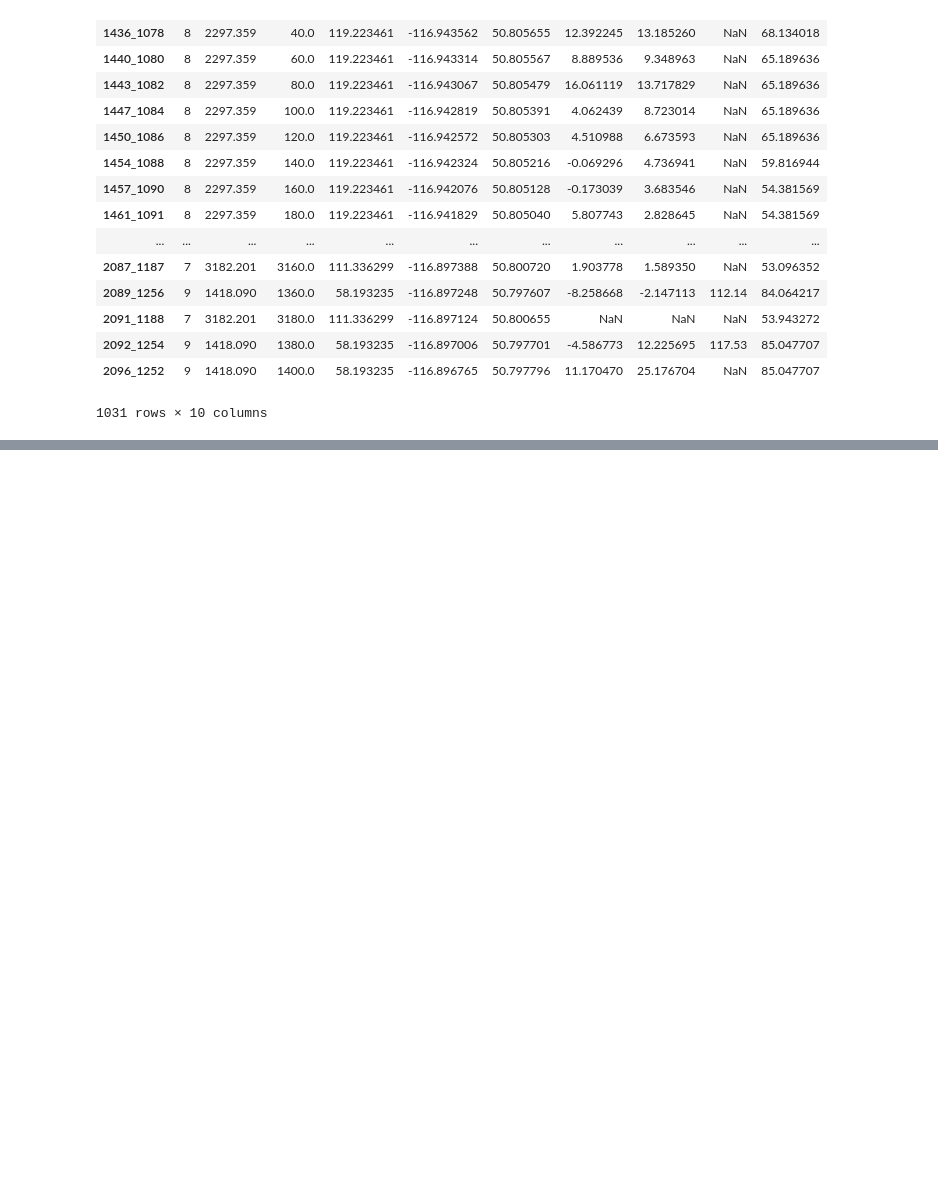
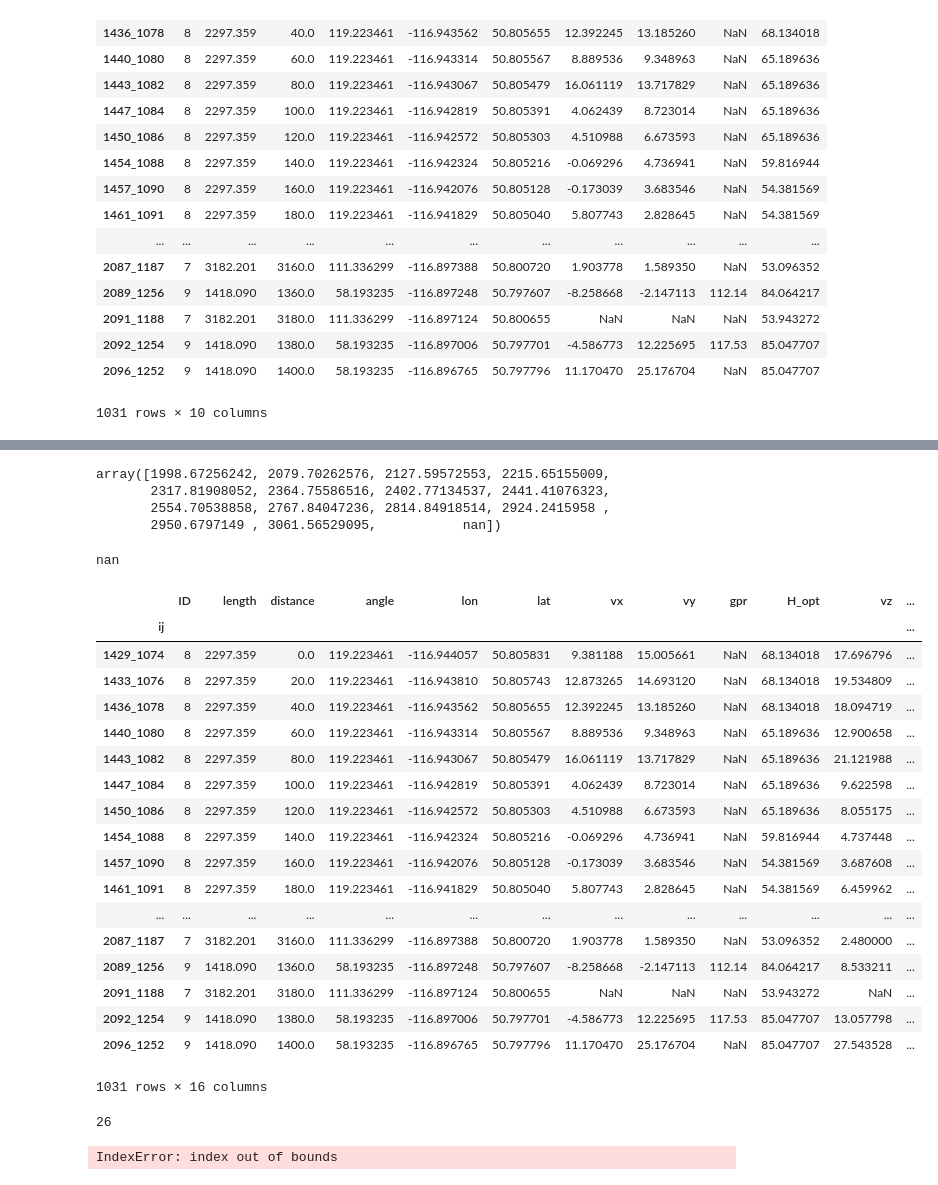
Before and after one commit to bpelto/ice_dynamics, a Jupyter notebook: flux_gate_velocity.ipynb, the cells around one changed output, grey strips where cells are left out. Saved outputs shown, nothing was run; the diff lists cells and outputs as text; code cells hidden in the pictures; blank space fills up the shorter version.

```diff
--- a/flux_gate_velocity.ipynb
+++ b/flux_gate_velocity.ipynb
@@ -322,0 +471,12 @@ SA =
+# %%
+np.array(x_ax_obs)
+# %% [output]
+array([1998.67256242, 2079.70262576, 2127.59572553, 2215.65155009,
+       2317.81908052, 2364.75586516, 2402.77134537, 2441.41076323,
+       2554.70538858, 2767.84047236, 2814.84918514, 2924.2415958 ,
+       2950.6797149 , 3061.56529095,           nan])
+# %%
+slope, intercept, r_value, p_value, std_err = stats.linregress(np.array(x_ax_obs),np.array(y_ax_obs))
+slope
+# %% [output]
+nan
@@ -331,24 +498,54 @@ i
 # %%
 zzz= range(D.Qopt[D.ID==12].count())
 zzz
+# %%
+D
+# %% [output]
+|  | ID | length | distance | angle | lon | lat | vx | vy | gpr | H_opt | vz | ... |
+| ij |  |  |  |  |  |  |  |  |  |  |  | ... |
+| 1429_1074 | 8 | 2297.359 | 0.0 | 119.223461 | -116.944057 | 50.805831 | 9.381188 | 15.005661 | NaN | 68.134018 | 17.696796 | ... |
+| 1433_1076 | 8 | 2297.359 | 20.0 | 119.223461 | -116.943810 | 50.805743 | 12.873265 | 14.693120 | NaN | 68.134018 | 19.534809 | ... |
+| 1436_1078 | 8 | 2297.359 | 40.0 | 119.223461 | -116.943562 | 50.805655 | 12.392245 | 13.185260 | NaN | 68.134018 | 18.094719 | ... |
+| 1440_1080 | 8 | 2297.359 | 60.0 | 119.223461 | -116.943314 | 50.805567 | 8.889536 | 9.348963 | NaN | 65.189636 | 12.900658 | ... |
+| 1443_1082 | 8 | 2297.359 | 80.0 | 119.223461 | -116.943067 | 50.805479 | 16.061119 | 13.717829 | NaN | 65.189636 | 21.121988 | ... |
+| 1447_1084 | 8 | 2297.359 | 100.0 | 119.223461 | -116.942819 | 50.805391 | 4.062439 | 8.723014 | NaN | 65.189636 | 9.622598 | ... |
+| 1450_1086 | 8 | 2297.359 | 120.0 | 119.223461 | -116.942572 | 50.805303 | 4.510988 | 6.673593 | NaN | 65.189636 | 8.055175 | ... |
+| 1454_1088 | 8 | 2297.359 | 140.0 | 119.223461 | -116.942324 | 50.805216 | -0.069296 | 4.736941 | NaN | 59.816944 | 4.737448 | ... |
+| 1457_1090 | 8 | 2297.359 | 160.0 | 119.223461 | -116.942076 | 50.805128 | -0.173039 | 3.683546 | NaN | 54.381569 | 3.687608 | ... |
+| 1461_1091 | 8 | 2297.359 | 180.0 | 119.223461 | -116.941829 | 50.805040 | 5.807743 | 2.828645 | NaN | 54.381569 | 6.459962 | ... |
+| ... | ... | ... | ... | ... | ... | ... | ... | ... | ... | ... | ... | ... |
+| 2087_1187 | 7 | 3182.201 | 3160.0 | 111.336299 | -116.897388 | 50.800720 | 1.903778 | 1.589350 | NaN | 53.096352 | 2.480000 | ... |
+| 2089_1256 | 9 | 1418.090 | 1360.0 | 58.193235 | -116.897248 | 50.797607 | -8.258668 | -2.147113 | 112.14 | 84.064217 | 8.533211 | ... |
+| 2091_1188 | 7 | 3182.201 | 3180.0 | 111.336299 | -116.897124 | 50.800655 | NaN | NaN | NaN | 53.943272 | NaN | ... |
+| 2092_1254 | 9 | 1418.090 | 1380.0 | 58.193235 | -116.897006 | 50.797701 | -4.586773 | 12.225695 | 117.53 | 85.047707 | 13.057798 | ... |
+| 2096_1252 | 9 | 1418.090 | 1400.0 | 58.193235 | -116.896765 | 50.797796 | 11.170470 | 25.176704 | NaN | 85.047707 | 27.543528 | ... |
+1031 rows × 16 columns
+# %%
+bb =
+type(bb)
+bb
+# %% [output]
+26
 # %%
 for n in range(D.ID.nunique()):
 
     for c in range(D.ID[D.ID==n].count()):
         if c==0:
-            A= D.distance[D.ID==n][c] + D.distance[D.ID==n][c+1] * D.H_opt[D.ID==n][c+1]*0.5 #area of triangle
+            D['Agpr']= D.distance[D.ID==n][c] + D.distance[D.ID==n][c+1] * D.H_opt[D.ID==n][c+1]*0.5 #area of triangle
         elif c==1:
-            A= (D.distance[D.ID==n][c+1] - D.distance[D.ID==n][c])/2 * D.H_opt[D.ID==n][c]
-        elif c==(len(range(D.ID[D.ID==n].count())-2): #
-            A= (D.distance[D.ID==n][c] - D.distance[D.ID==n][c+1])/2 * D.H_opt[D.ID==n]
-        elif c==(len(range(D.ID[D.ID==n].count())-1):  #last point in line
-            A= D.distance[D.ID==n][c] + D.distance[D.ID==n][c+1] * D.H_opt[D.ID==n][c-1]*0.5 #area of triangle
+            D['Agpr']= (D.distance[D.ID==n][c+1] - D.distance[D.ID==n][c])/2 * D.H_opt[D.ID==n][c]
+        elif c==len(range(D.ID[D.ID==n].count()))-2: #
+            D['Agpr']= (D.distance[D.ID==n][c] - D.distance[D.ID==n][c+1])/2 * D.H_opt[D.ID==n]
+        elif c==len(range(D.ID[D.ID==n].count()))-1:  #last point in line
+            D['Agpr']= D.distance[D.ID==n][c] + D.distance[D.ID==n][c+1] * D.H_opt[D.ID==n][c-1]*0.5 #area of triangle
         else:
-            A= [((D.distance[D.ID==n][c] + D.distance[D.ID==n][c+1])/2) + ((D.distance[D.ID==n][c] +
-                D.distance[D.ID==n][c-1])/2)]* D.H_opt[D.ID==n][c-1]
-        Q+=(vfg*A)
-#     A = D.vfg[D.ID==n] * D.H_opt[D.ID==n]
+            D['Agpr']= (((D.distance[D.ID==n][c] + D.distance[D.ID==n][c+1])/2) + ((D.distance[D.ID==n][c] +
+                D.distance[D.ID==n][c-1])/2))* D.H_opt[D.ID==n][c-1]
+#         D['Q_gpr'] = (D.vfg * 0.9 *D['Agpr'])
+#     D['A'] = D.vfg[D.ID==n] * D.H_opt[D.ID==n]
 #     H =
+# %% [output]
+IndexError: index out of bounds
 # %%
 for i in range(12):
     # pull out each value and save it in the dataframe called data
```
Also changed, not shown: parts of 17 cells of this notebook, 1 other file.
